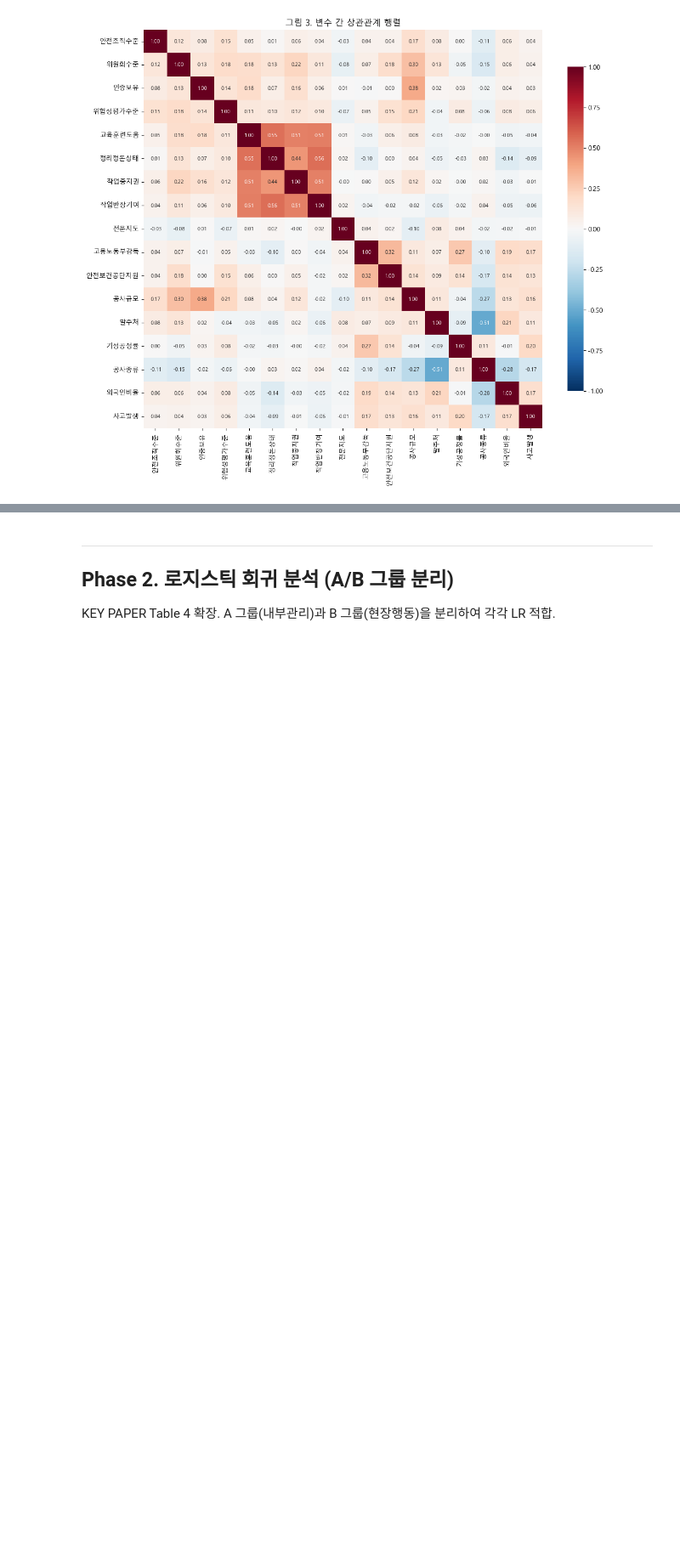
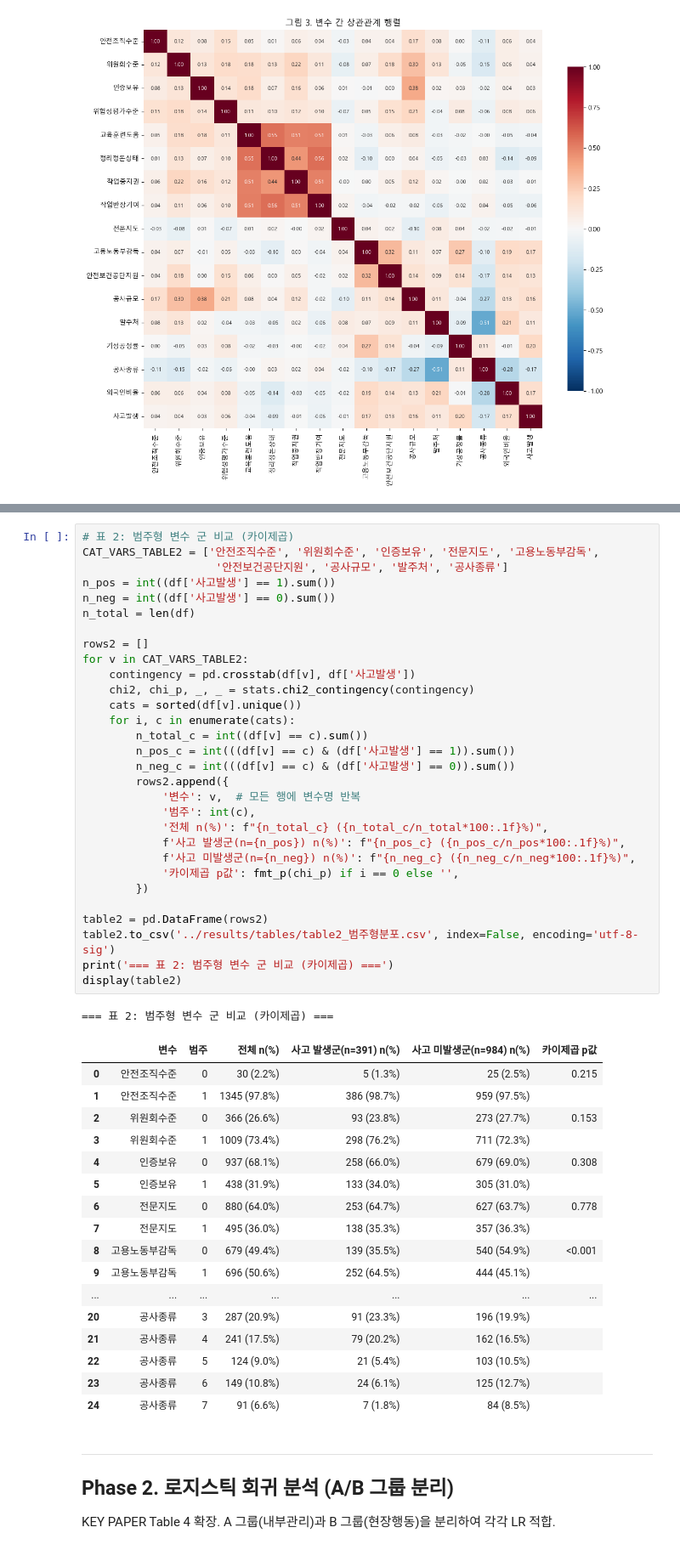
Before and after one commit to geonumul/construction_competition, a Jupyter notebook: notebooks/02_데이터분석.ipynb, the cells around one changed output, grey strips where cells are left out. Shown at 85% size. Saved outputs shown, nothing was run; the diff lists cells and outputs as text; blank space fills up the shorter version.

```diff
--- a/notebooks/02_데이터분석.ipynb
+++ b/notebooks/02_데이터분석.ipynb
@@ -129,3 +179,52 @@ plt.show()
+# %%
+# 표 2: 범주형 변수 군 비교 (카이제곱)
+CAT_VARS_TABLE2 = ['안전조직수준', '위원회수준', '인증보유', '전문지도', '고용노동부감독',
+                    '안전보건공단지원', '공사규모', '발주처', '공사종류']
+n_pos = int((df['사고발생'] == 1).sum())
+n_neg = int((df['사고발생'] == 0).sum())
+n_total = len(df)
+
+rows2 = []
+for v in CAT_VARS_TABLE2:
+    contingency = pd.crosstab(df[v], df['사고발생'])
+    chi2, chi_p, _, _ = stats.chi2_contingency(contingency)
+    cats = sorted(df[v].unique())
+    for i, c in enumerate(cats):
+        n_total_c = int((df[v] == c).sum())
+        n_pos_c = int(((df[v] == c) & (df['사고발생'] == 1)).sum())
+        n_neg_c = int(((df[v] == c) & (df['사고발생'] == 0)).sum())
+        rows2.append({
+            '변수': v,  # 모든 행에 변수명 반복
+            '범주': int(c),
+            '전체 n(%)': f"{n_total_c} ({n_total_c/n_total*100:.1f}%)",
+            f'사고 발생군(n={n_pos}) n(%)': f"{n_pos_c} ({n_pos_c/n_pos*100:.1f}%)",
+            f'사고 미발생군(n={n_neg}) n(%)': f"{n_neg_c} ({n_neg_c/n_neg*100:.1f}%)",
+            '카이제곱 p값': fmt_p(chi_p) if i == 0 else '',
+        })
+
+table2 = pd.DataFrame(rows2)
+table2.to_csv('../results/tables/table2_범주형분포.csv', index=False, encoding='utf-8-sig')
+print('=== 표 2: 범주형 변수 군 비교 (카이제곱) ===')
+display(table2)
+# %% [output]
+=== 표 2: 범주형 변수 군 비교 (카이제곱) ===
+|  | 변수 | 범주 | 전체 n(%) | 사고 발생군(n=391) n(%) | 사고 미발생군(n=984) n(%) | 카이제곱 p값 |
+| 0 | 안전조직수준 | 0 | 30 (2.2%) | 5 (1.3%) | 25 (2.5%) | 0.215 |
+| 1 | 안전조직수준 | 1 | 1345 (97.8%) | 386 (98.7%) | 959 (97.5%) |  |
+| 2 | 위원회수준 | 0 | 366 (26.6%) | 93 (23.8%) | 273 (27.7%) | 0.153 |
+| 3 | 위원회수준 | 1 | 1009 (73.4%) | 298 (76.2%) | 711 (72.3%) |  |
+| 4 | 인증보유 | 0 | 937 (68.1%) | 258 (66.0%) | 679 (69.0%) | 0.308 |
+| 5 | 인증보유 | 1 | 438 (31.9%) | 133 (34.0%) | 305 (31.0%) |  |
+| 6 | 전문지도 | 0 | 880 (64.0%) | 253 (64.7%) | 627 (63.7%) | 0.778 |
+| 7 | 전문지도 | 1 | 495 (36.0%) | 138 (35.3%) | 357 (36.3%) |  |
+| 8 | 고용노동부감독 | 0 | 679 (49.4%) | 139 (35.5%) | 540 (54.9%) | <0.001 |
+| 9 | 고용노동부감독 | 1 | 696 (50.6%) | 252 (64.5%) | 444 (45.1%) |  |
+| ... | ... | ... | ... | ... | ... | ... |
+| 20 | 공사종류 | 3 | 287 (20.9%) | 91 (23.3%) | 196 (19.9%) |  |
+| 21 | 공사종류 | 4 | 241 (17.5%) | 79 (20.2%) | 162 (16.5%) |  |
+| 22 | 공사종류 | 5 | 124 (9.0%) | 21 (5.4%) | 103 (10.5%) |  |
+| 23 | 공사종류 | 6 | 149 (10.8%) | 24 (6.1%) | 125 (12.7%) |  |
+| 24 | 공사종류 | 7 | 91 (6.6%) | 7 (1.8%) | 84 (8.5%) |  |
 # %% [markdown]
 ---
 ## Phase 2. 로지스틱 회귀 분석 (A/B 그룹 분리)
```
Also changed, not shown: parts of 3 cells of this notebook, 7 other files.
